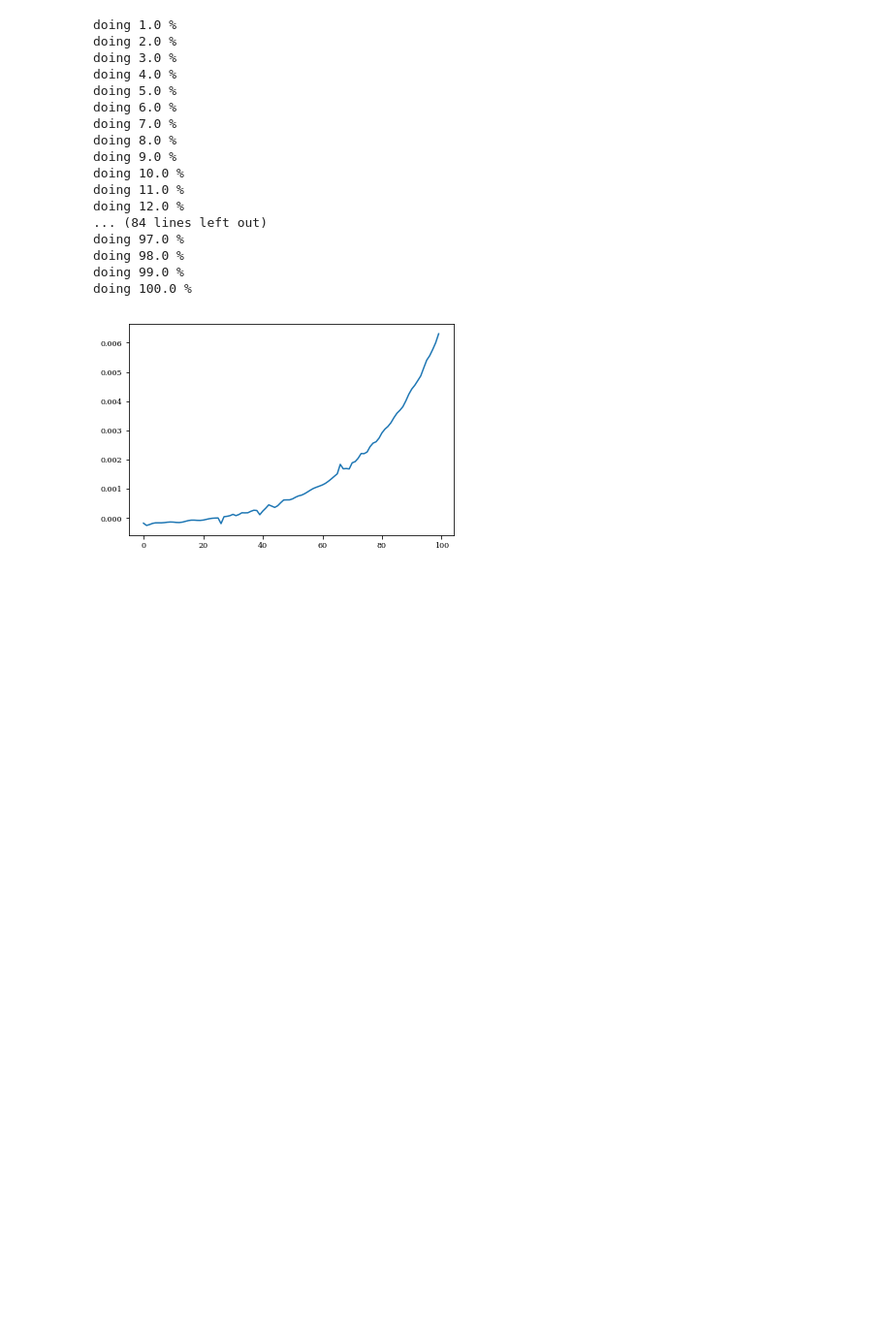
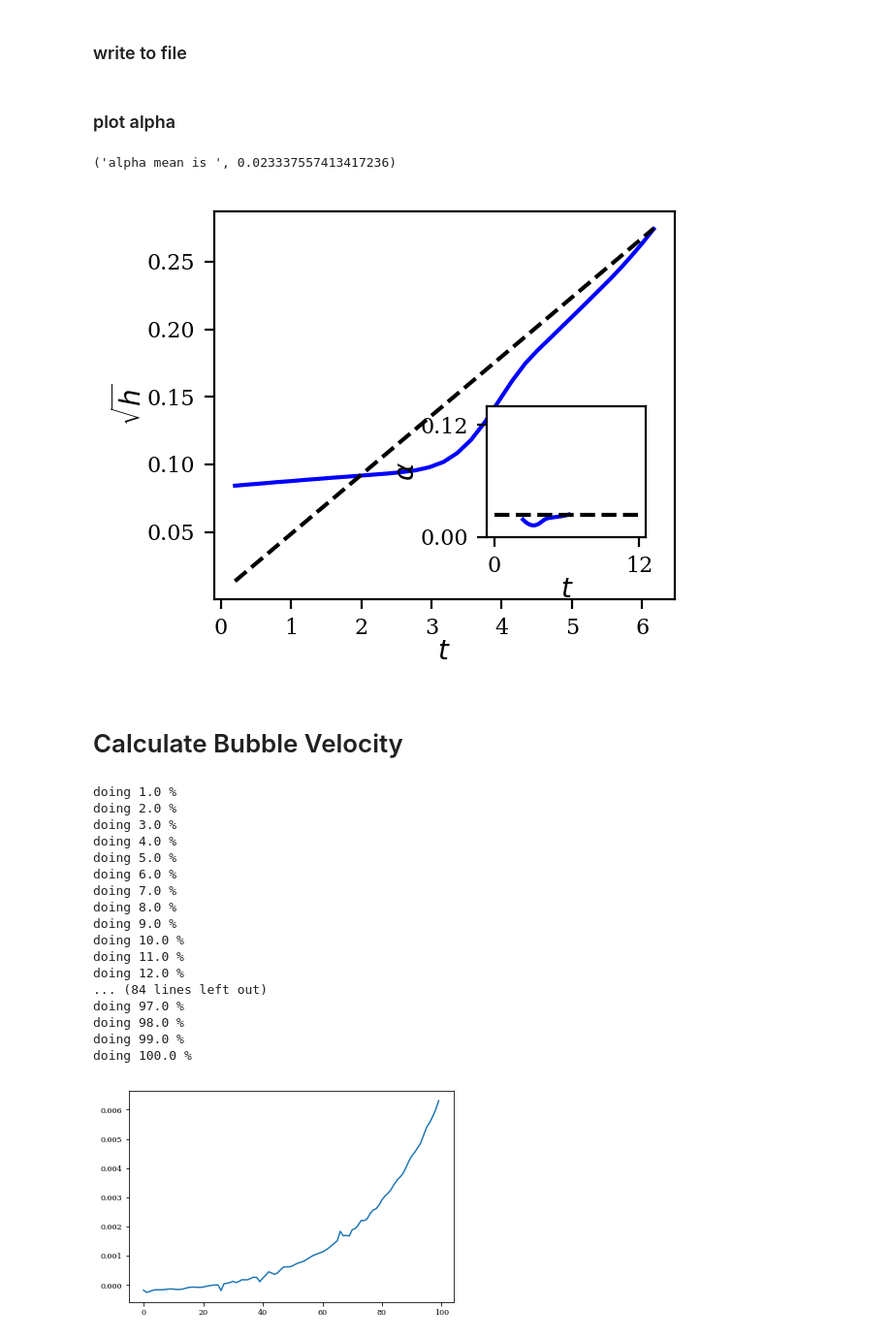
Before and after one commit to xinbian/RTMixEnstrophy, a Jupyter notebook: bubVel.ipynb, the cells around one changed output. Shown at 97% size. Cells and saved outputs as stored; diff of their text form; code cells hidden in the pictures; blank space fills up the shorter version.

Commit message:
add alpha

```diff
--- a/bubVel.ipynb
+++ b/bubVel.ipynb
@@ -62,0 +151,2 @@ plt.imshow(rho, origin='none', extent=horizon_lim+vert_lim, aspect=1,
+# %% [markdown]
+### write to file
@@ -63,3 +156,56 @@ plt.imshow(rho, origin='none', extent=horizon_lim+vert_lim, aspect=1,
+# %% [markdown]
+### plot alpha
+# %%
+import sys
+from itertools import cycle
+alpha_start = 5
+
+
+time_width = np.loadtxt('mixing_width')
+time = time_width[:,1]
+width = time_width[:,2]
+alpha = np.divide(width, At*g* np.multiply(time,time))
+alpha_mean = np.mean(alpha[alpha_start : alpha.size])
+print('alpha mean is ',alpha_mean)
+myfile = 'mixing_width_1024'
+
+#fig_flux, ax1 = plt.figure(1, figsize=(2.6*1.214,2.6),dpi=200)
+fig_flux, ax1 = plt.subplots(1, figsize=(2.6*1.214,2.6),dpi=200)
+#fig_flux, ax1 = plt.subplots(1, figsize=(5.0*1.214,5.0),dpi=200)
+plt.rc('font', family='serif', size=8)
+ax1.plot(time, np.sqrt(width), 'b-', time, np.sqrt(At * g * alpha_mean) * time + 0.005, 'k--')
+plt.xlabel('$t$', size=10, labelpad=-0.0 )
+plt.ylabel('$\sqrt{h}$', size=10, labelpad=-0.0, fontweight='bold')
+
+#pos_left, pos_bottom, pos_width, pos_height = [0.24, 0.6, 0.26, 0.26]
+pos_left, pos_bottom, pos_width, pos_height = [0.65, 0.3, 0.26, 0.26]
+ax2 = fig_flux.add_axes([pos_left, pos_bottom, pos_width, pos_height])
+alpha_divide = np.divide(width, At * g * np.power(time, 2))
+ax2.plot(time[11:time.size], alpha_divide[11:alpha_divide.size],'b-',
+        #[time[11],time[time.size-1]],[alpha_mean,alpha_mean],'k--')
+        [0,12],[alpha_mean,alpha_mean],'k--')
+ax2.set_ylim([0, 0.14])
+ax2.set_xticks(np.arange(0,12.1,12))
+ax2.set_yticks(np.arange(0,0.14,0.12))
+#ax2.set_xlabel('$t$', size=10,labelpad=-5, fontweight='bold')
+#ax2.set_ylabel('$\\alpha$', size=10,labelpad=-5, fontweight='bold')
+ax2.set_xlabel('$t$', size=10,labelpad=-0, fontweight='bold')
+ax2.set_ylabel('$\\alpha$', size=10,labelpad=-0, fontweight='bold')
+plt.tight_layout()
+#for i in range(no_fluxes):
+#    plt.semilogx(filter_width, fluxes[:,i], next(linecycler), label = flux_labels[i], markersize = 4)
+#plt.xlabel('$\ell^{-1}$')
+#plt.ylabel('KE fluxes')
+#plt.ticklabel_format(style='sci', axis='y', scilimits=(0,0))
+#plt.legend(flux_labels, loc='upper center', ncol = 3, fontsize = 8)
+fig_flux.savefig(myfile + '.pdf', format = 'pdf')
+
+plt.show()
+# %% [output]
+('alpha mean is ', 0.023337557413417236)
+[figure, added]
+# %% [markdown]
+# Calculate Bubble Velocity
 # %%
 ##initil function for bub velocity
 if CFDmethod == True:
```
Also changed, not shown: parts of 11 cells of this notebook, 1 other file.
